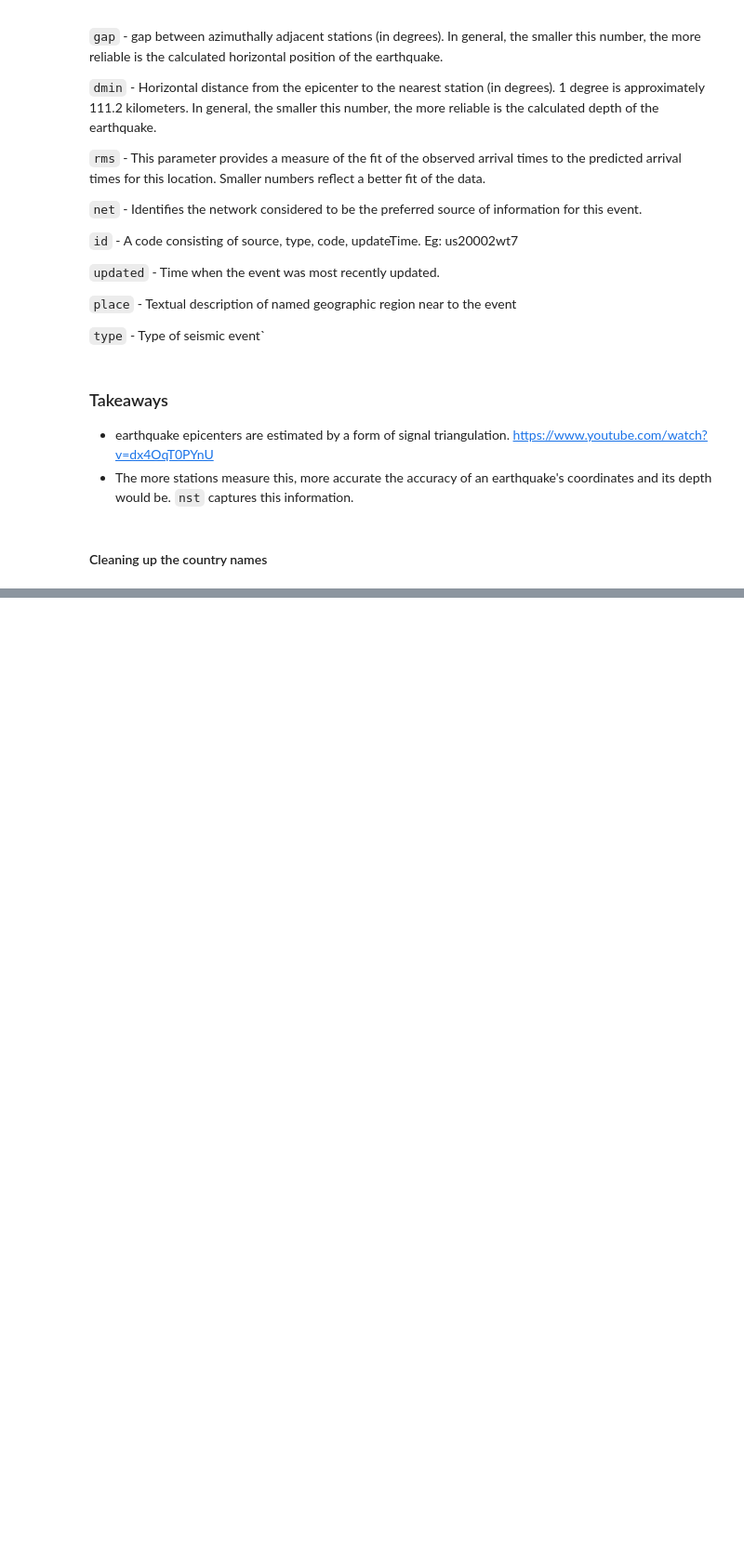
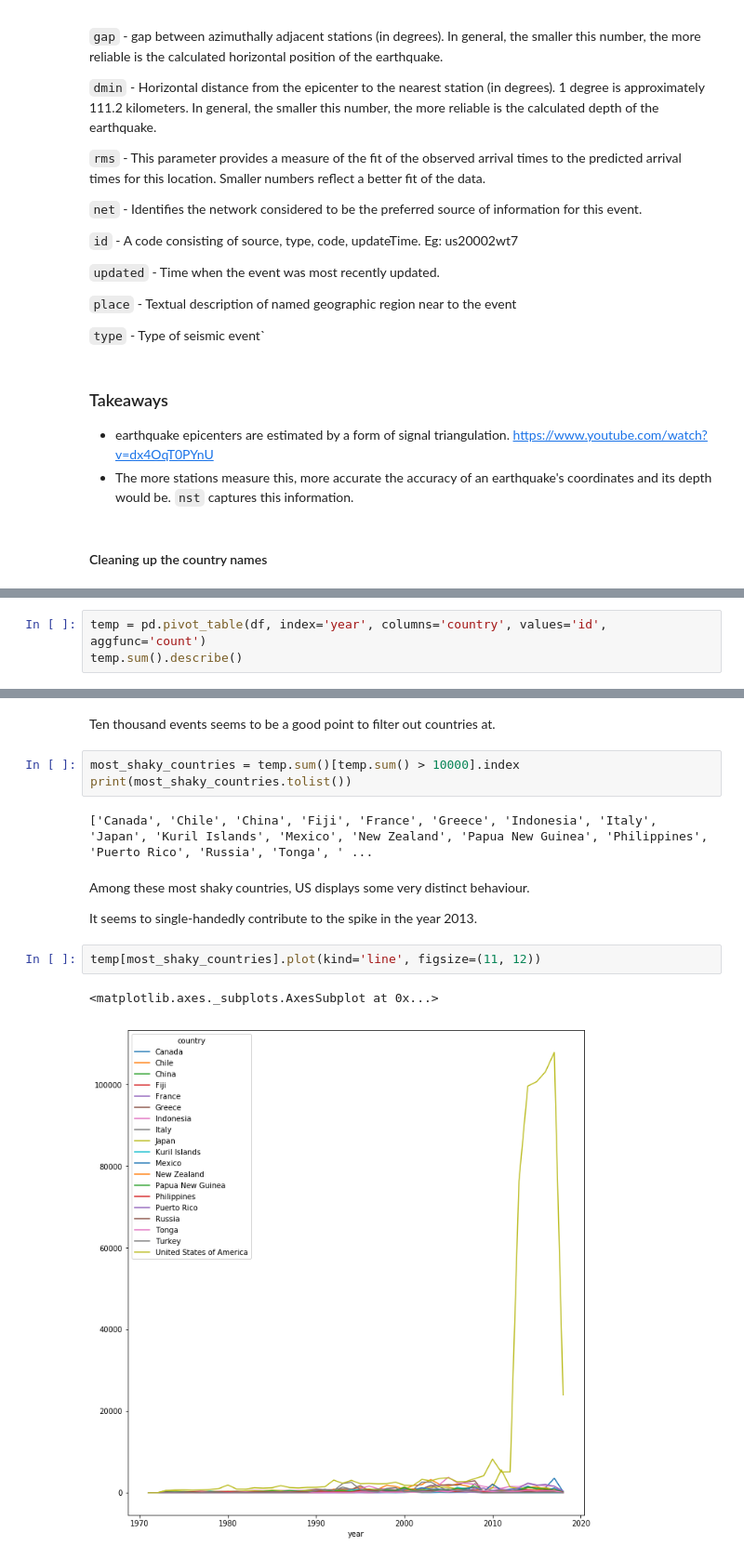
Before and after one commit to fx86/earthquakes, a Jupyter notebook: analysis.ipynb, the cells around one changed output, grey strips where cells are left out. Shown at 93% size. Cells and saved outputs as stored; diff of their text form; blank space fills up the shorter version.

```diff
--- a/analysis.ipynb
+++ b/analysis.ipynb
@@ -131,0 +159,3 @@ df.set_index()
+# %%
+temp = pd.pivot_table(df, index='year', columns='country', values='id', aggfunc='count')
+temp.sum().describe()
@@ -131,0 +193,16 @@ df.set_index()
+# %% [markdown]
+Ten thousand events seems to be a good point to filter out countries at.
+# %%
+most_shaky_countries = temp.sum()[temp.sum() > 10000].index
+print(most_shaky_countries.tolist())
+# %% [output]
+['Canada', 'Chile', 'China', 'Fiji', 'France', 'Greece', 'Indonesia', 'Italy', 'Japan', 'Kuril Islands', 'Mexico', 'New Zealand', 'Papua New Guinea', 'Philippines', 'Puerto Rico', 'Russia', 'Tonga', ' ...
+# %% [markdown]
+Among these most shaky countries, US displays some very distinct behaviour.
+
+It seems to single-handedly contribute to the spike in the year 2013.
+# %%
+temp[most_shaky_countries].plot(kind='line', figsize=(11, 12))
+# %% [output]
+<matplotlib.axes._subplots.AxesSubplot at 0x...>
+[figure, added]
```
Also changed, not shown: parts of 23 cells of this notebook.
